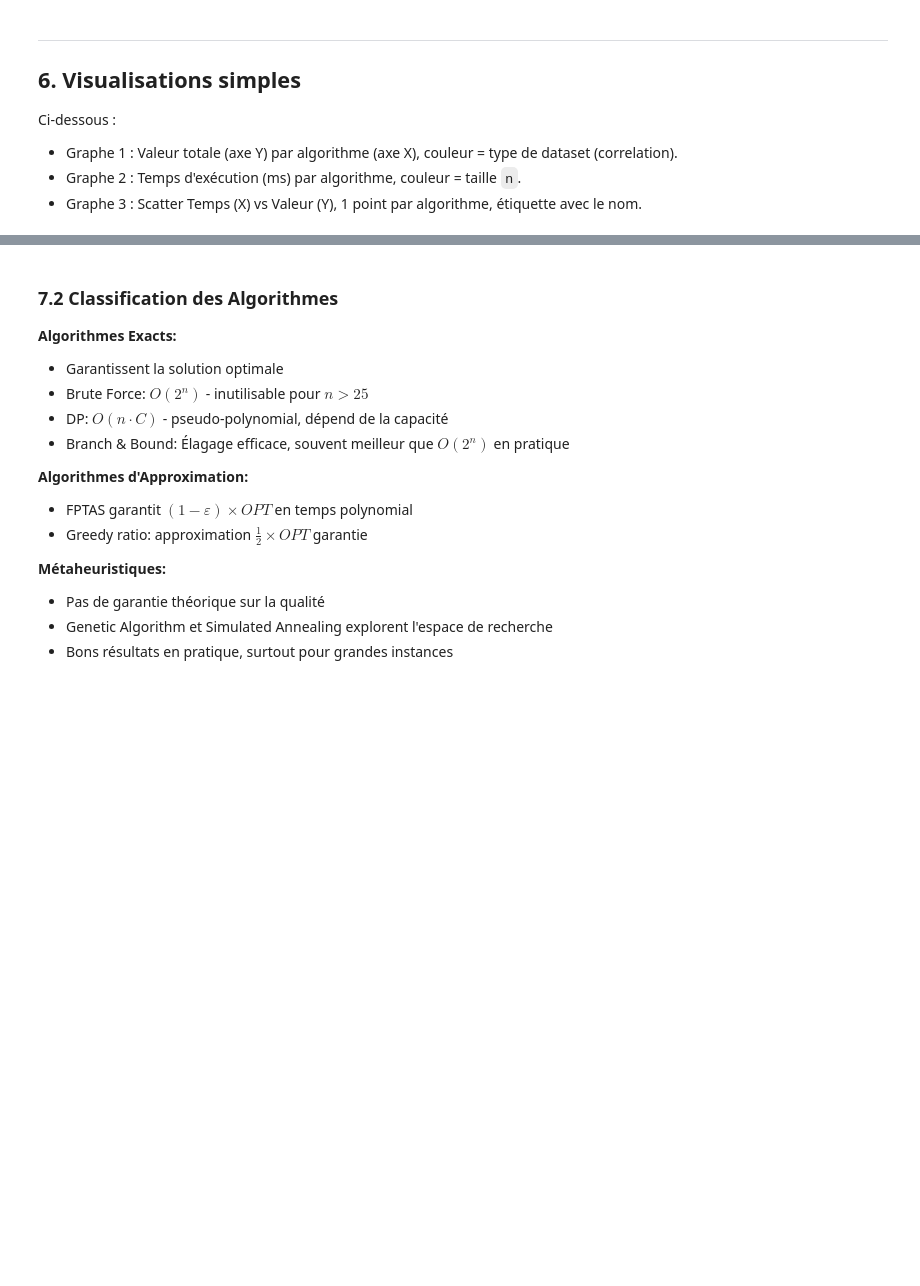
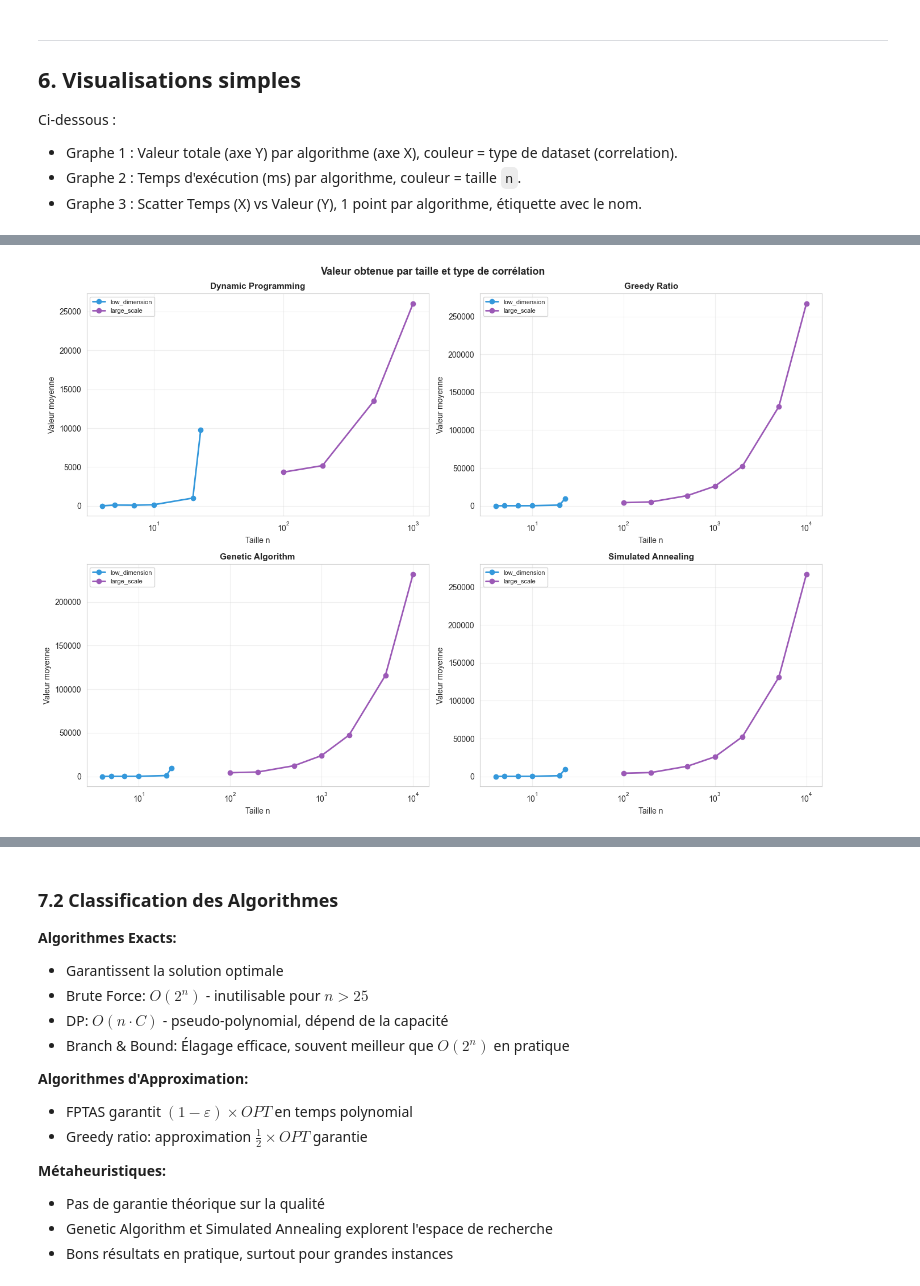
Before and after one commit to 777Arman/projet_advanced_algo, a Jupyter notebook: algo/knapsack_project.ipynb, the cells around one changed output, grey strips where cells are left out. Drawn from its saved outputs; the diff is of its cells as text; code cells hidden in the pictures; blank space fills up the shorter version.

```diff
--- a/algo/knapsack_project.ipynb
+++ b/algo/knapsack_project.ipynb
@@ -1489,0 +1986,48 @@ else:
+# %%
+# Graphique 5 : Évolution des performances selon n pour chaque type de corrélation
+if results_df is not None:
+    df = results_df.copy()
+
+    # Palette de couleurs pour les corrélations
+    corr_colors = {
+        'uncorrelated': '#2ecc71',
+        'weakly_correlated': '#f39c12',
+        'strongly_correlated': '#e74c3c',
+        'low_dimension': '#3498db',
+        'large_scale': '#9b59b6'
+    }
+
+    # Sélectionner quelques algorithmes représentatifs pour la lisibilité
+    algos_to_show = ['Dynamic Programming', 'Greedy Ratio', 'Genetic Algorithm', 'Simulated Annealing']
+    algos_present = [a for a in algos_to_show if a in df['algorithm'].unique()]
+
+    if len(algos_present) > 0:
+        fig, axes = plt.subplots(2, 2, figsize=(14, 10))
+        axes = axes.flatten()
+
+        for idx, algo in enumerate(algos_present[:4]):
+            ax = axes[idx]
+            algo_data = df[df['algorithm'] == algo]
+
+            for corr in algo_data['correlation'].unique():
+                corr_data = algo_data[algo_data['correlation'] == corr]
+                agg = corr_data.groupby('n').agg({'value': 'mean', 'time_ms': 'mean'}).reset_index()
+                agg = agg.sort_values('n')
+
+                color = corr_colors.get(corr, '#333')
+                ax.plot(agg['n'], agg['value'], 'o-', label=corr, color=color, linewidth=2, markersize=6)
+
+            ax.set_xlabel('Taille n', fontsize=10)
+            ax.set_ylabel('Valeur moyenne', fontsize=10)
+            ax.set_title(f'{algo}', fontsize=11, fontweight='bold')
+            ax.legend(fontsize=8)
+            ax.grid(alpha=0.3)
+            ax.set_xscale('log')
+
+        plt.suptitle('Valeur obtenue par taille et type de corrélation', fontsize=13, fontweight='bold')
+        plt.tight_layout()
+        plt.show()
+else:
+    print("results_df non chargé.")
+# %% [output]
+[figure, added]
```
Also changed, not shown: parts of 24 cells of this notebook, 38 other files.
